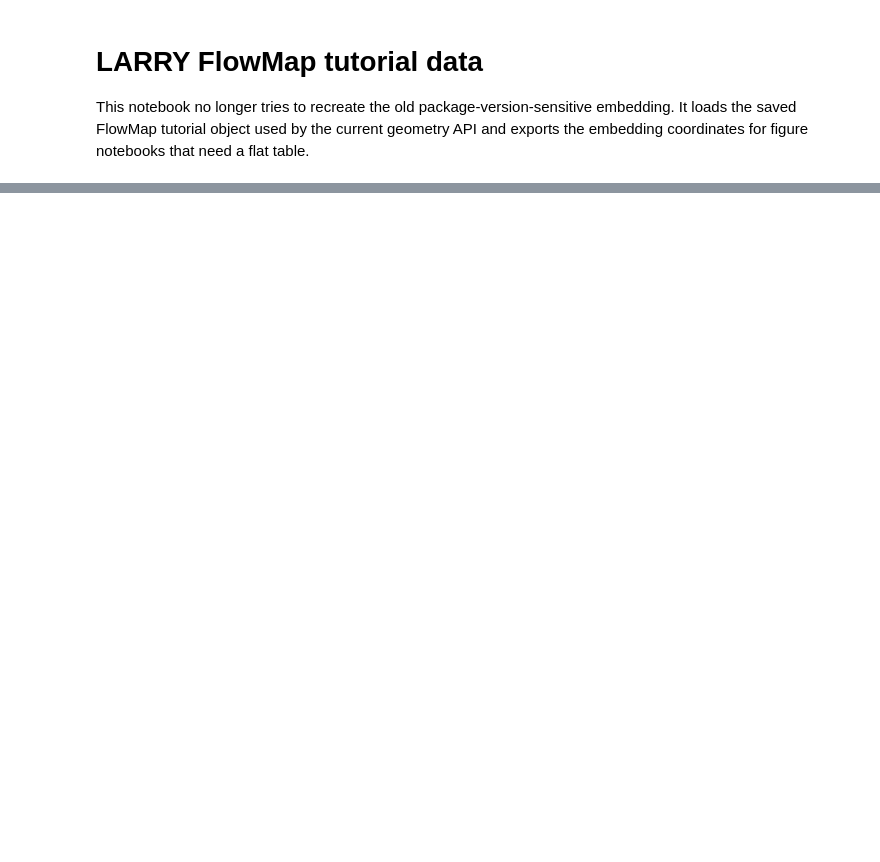
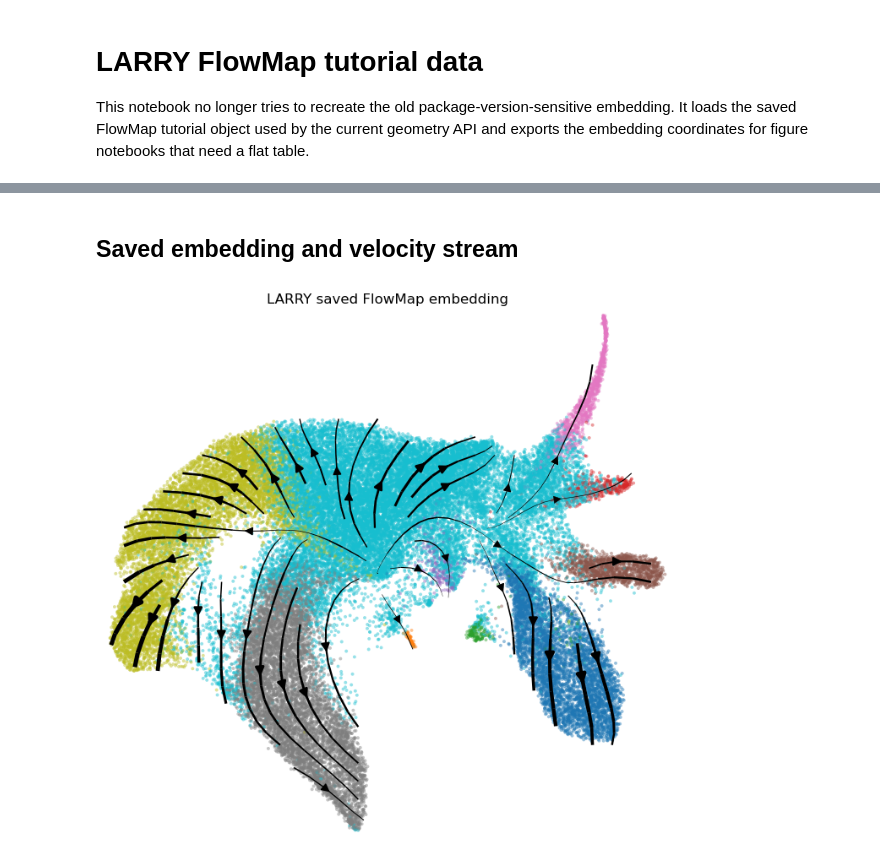
Before and after one commit to jingyuanhu01/flowmap-manuscript, a Jupyter notebook: 04_larry_gradient/01_generate_saved_embedding.ipynb, the cells around one changed output, grey strips where cells are left out. Cells and saved outputs as stored; diff of their text form; code cells hidden in the pictures; blank space fills up the shorter version.

Commit message:
Save executed LARRY curvature notebooks and embedding plots

```diff
--- a/04_larry_gradient/01_generate_saved_embedding.ipynb
+++ b/04_larry_gradient/01_generate_saved_embedding.ipynb
@@ -64,0 +83,12 @@ embedding.head()
+# %% [markdown]
+## Saved embedding and velocity stream
+# %%
+fig, ax = plt.subplots(figsize=(7, 7))
+plot_velocity_stream(emb.X_emb, spline=emb.spline_vf, scatter_color=labels, scatter_size=8, scatter_alpha=0.45, ax=ax)
+ax.set_title("LARRY saved FlowMap embedding")
+ax.set_aspect("equal")
+fig.tight_layout()
+fig.savefig(FIG_DIR / "larry_saved_embedding_stream.png", dpi=300, bbox_inches="tight")
+plt.show()
+# %% [output]
+[figure, added]
```
Also changed, not shown: parts of 2 cells of this notebook, 20 other files.
